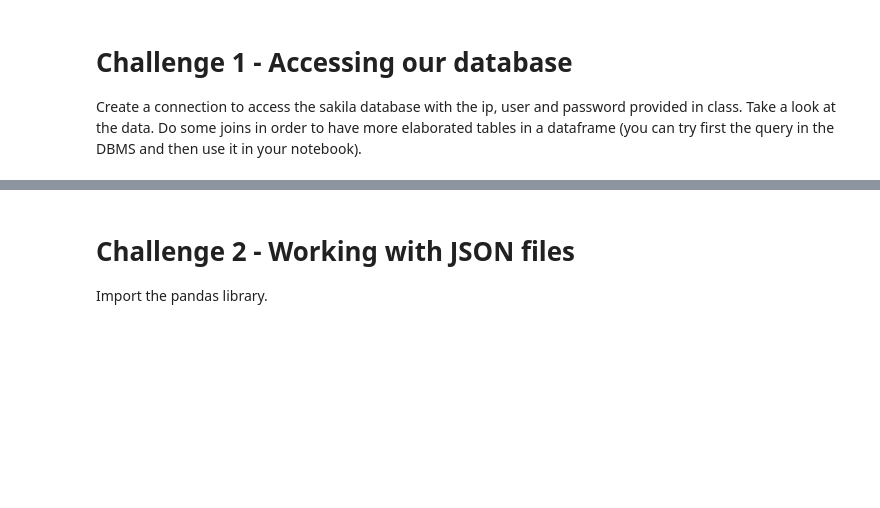
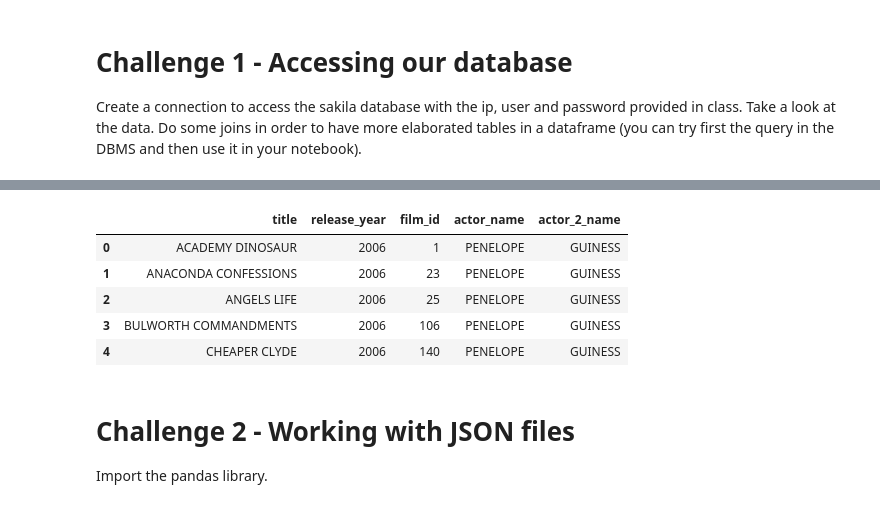
Before and after one commit to ta-data-bcn/lab-import-export, a Jupyter notebook: your-code/main.ipynb, the cells around one changed output, grey strips where cells are left out. Cells and saved outputs as stored; diff of their text form; code cells hidden in the pictures; blank space fills up the shorter version.

```diff
--- a/your-code/main.ipynb
+++ b/your-code/main.ipynb
@@ -24,3 +70,24 @@ NameError: name 'connection_string' is not defined
+# %%
+query4 = """ SELECT title, release_year, f.film_id, first_name AS actor_name, last_name AS actor_2_name
+FROM actor as a
+LEFT JOIN film_actor as af
+ON a.actor_id = af.actor_id
+
+LEFT JOIN film as f
+ON af.film_id = f.film_id
+
+
+
+"""
+new_af= pd.read_sql(query4, engine)
+new_af.head()
+# %% [output]
+|  | title | release_year | film_id | actor_name | actor_2_name |
+| 0 | ACADEMY DINOSAUR | 2006 | 1 | PENELOPE | GUINESS |
+| 1 | ANACONDA CONFESSIONS | 2006 | 23 | PENELOPE | GUINESS |
+| 2 | ANGELS LIFE | 2006 | 25 | PENELOPE | GUINESS |
+| 3 | BULWORTH COMMANDMENTS | 2006 | 106 | PENELOPE | GUINESS |
+| 4 | CHEAPER CLYDE | 2006 | 140 | PENELOPE | GUINESS |
 # %% [markdown]
 # Challenge 2 - Working with JSON files
 
```
Also changed, not shown: parts of 7 cells of this notebook.
